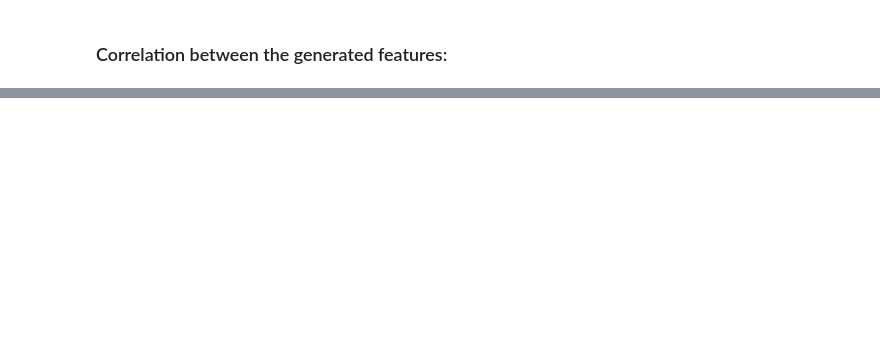
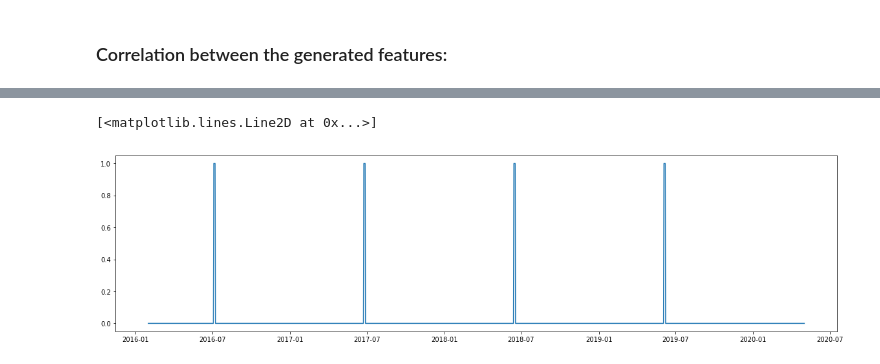
Before and after one commit to CahidArda/data-science-intenship-study, a Jupyter notebook: notebooks/atm_eda/atm_fe.ipynb, the cells around one changed output, grey strips where cells are left out. Saved outputs shown, nothing was run; the diff lists cells and outputs as text; code cells hidden in the pictures; blank space fills up the shorter version.

```diff
--- a/notebooks/atm_eda/atm_fe.ipynb
+++ b/notebooks/atm_eda/atm_fe.ipynb
@@ -82,0 +90,6 @@ correlation(feature_set, 'CashOut')
+# %%
+plt.figure(figsize=(20,5))
+plt.plot(feature_set['is_ramazan'])
+# %% [output]
+[<matplotlib.lines.Line2D at 0x...>]
+[figure, added]
```
Also changed, not shown: parts of 7 cells of this notebook, 1 other file.
